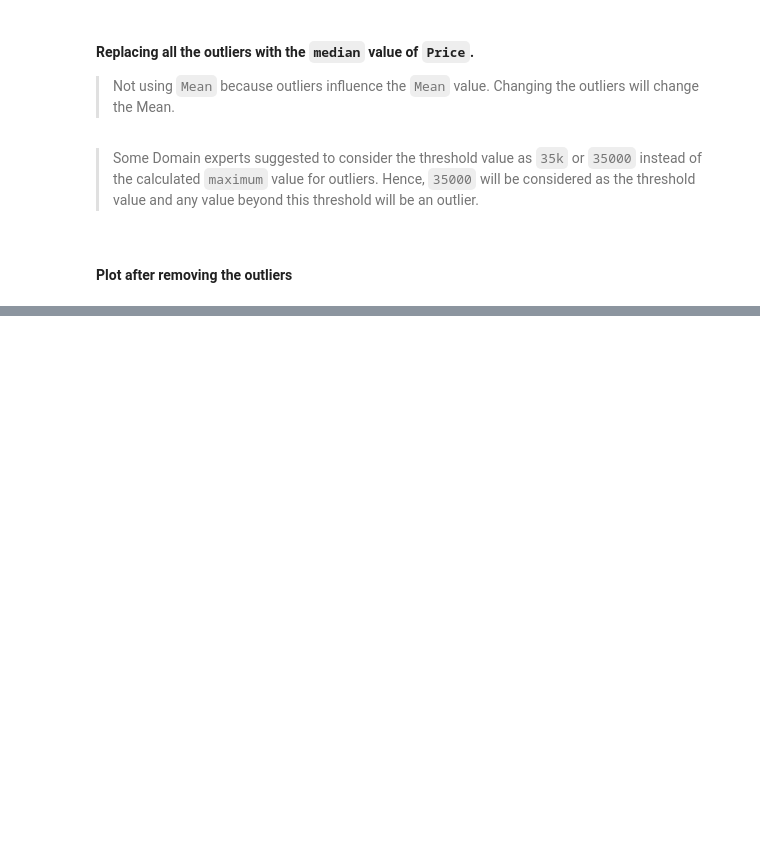
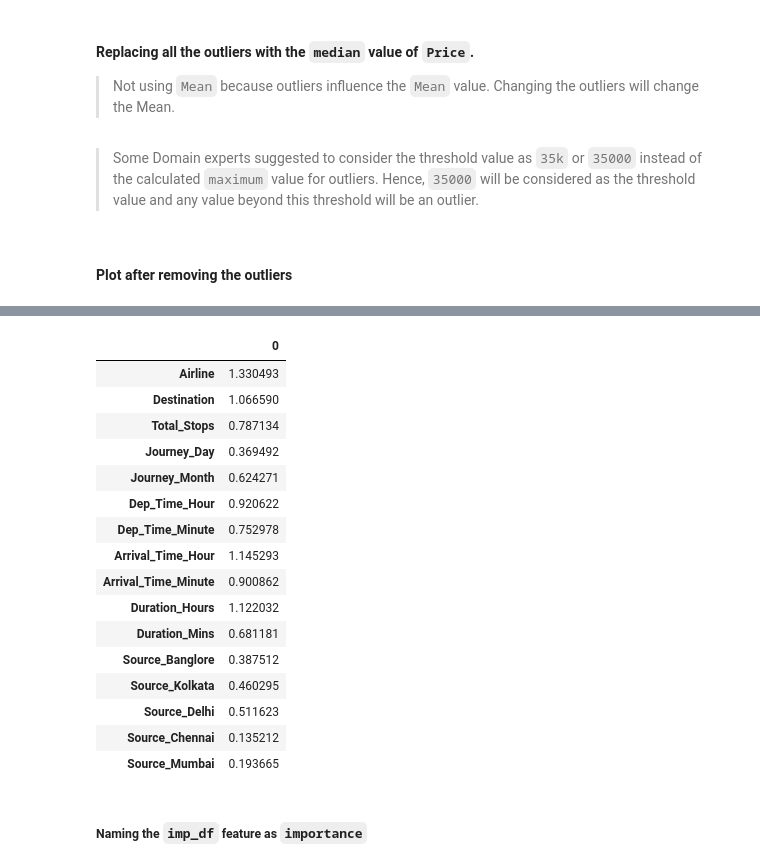
Before and after one commit to Vanmeeg22/airfare-prediction, a Jupyter notebook: airfare-prediction.ipynb, the cells around one changed output, grey strips where cells are left out. Cells and saved outputs as stored; diff of their text form; code cells hidden in the pictures; blank space fills up the shorter version.

```diff
--- a/airfare-prediction.ipynb
+++ b/airfare-prediction.ipynb
@@ -1375,0 +1454,24 @@ plot(data, 'Price')
+# %%
+imp_df = pd.DataFrame(imp, index = X.columns)
+# %%
+imp_df
+# %% [output]
+|  | 0 |
+| Airline | 1.330493 |
+| Destination | 1.066590 |
+| Total_Stops | 0.787134 |
+| Journey_Day | 0.369492 |
+| Journey_Month | 0.624271 |
+| Dep_Time_Hour | 0.920622 |
+| Dep_Time_Minute | 0.752978 |
+| Arrival_Time_Hour | 1.145293 |
+| Arrival_Time_Minute | 0.900862 |
+| Duration_Hours | 1.122032 |
+| Duration_Mins | 0.681181 |
+| Source_Banglore | 0.387512 |
+| Source_Kolkata | 0.460295 |
+| Source_Delhi | 0.511623 |
+| Source_Chennai | 0.135212 |
+| Source_Mumbai | 0.193665 |
+# %% [markdown]
+##### Naming the `imp_df` feature as `importance`
```
Also changed, not shown: parts of 40 cells of this notebook.
